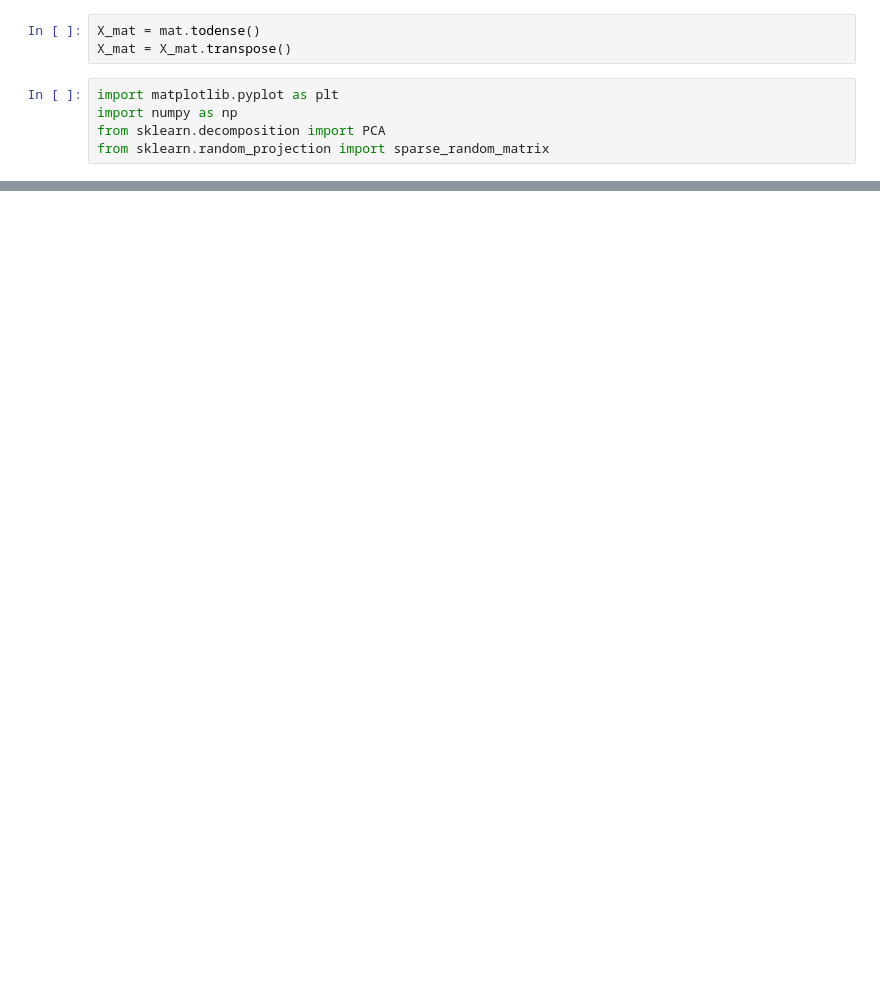
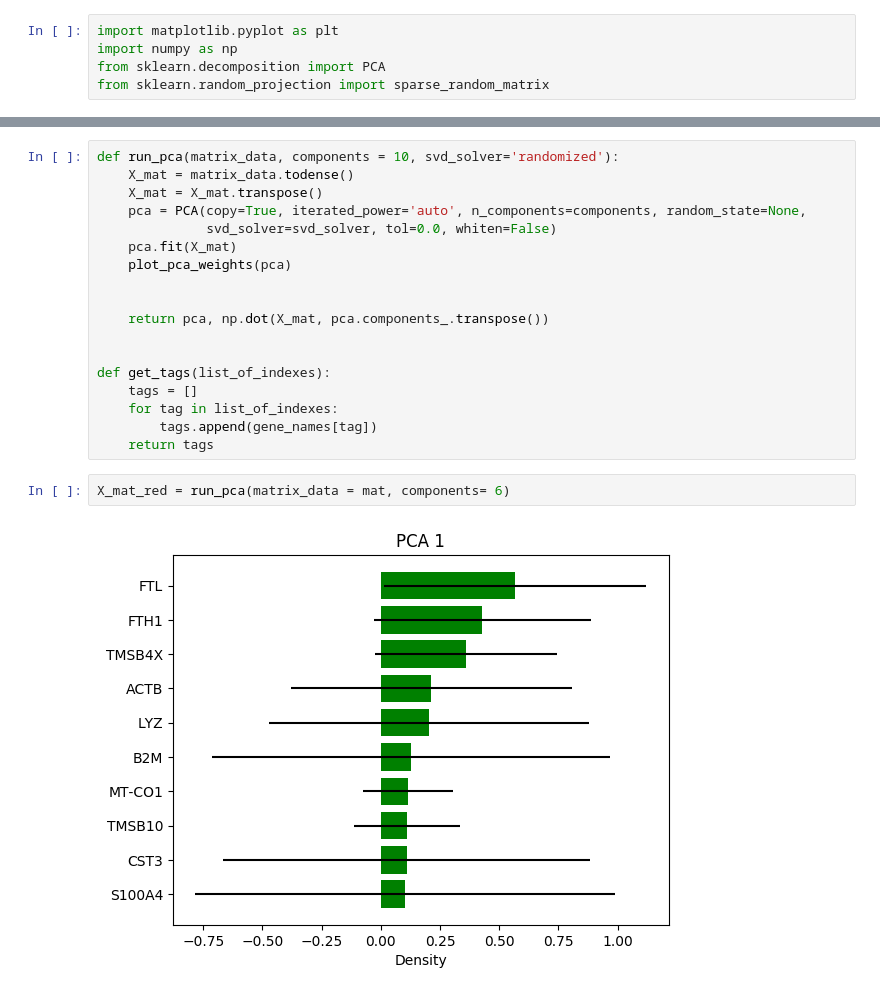
Before and after one commit to achave11-ucsc/GA4GH-MLSpring17, a Jupyter notebook: Proces_Data.ipynb, the cells around one changed output, grey strips where cells are left out. Drawn from its saved outputs; the diff is of its cells as text; blank space fills up the shorter version.

Commit message:
Plotting PCAs weight

```diff
--- a/Proces_Data.ipynb
+++ b/Proces_Data.ipynb
@@ -37,6 +26,3 @@ print barcodes.shape
-# %%
-X_mat = mat.todense()
-X_mat = X_mat.transpose()
 # %%
 import matplotlib.pyplot as plt
 import numpy as np
@@ -44,0 +78,22 @@ from sklearn.random_projection import sparse_random_matrix
+# %%
+def run_pca(matrix_data, components = 10, svd_solver='randomized'):
+    X_mat = matrix_data.todense()
+    X_mat = X_mat.transpose()
+    pca = PCA(copy=True, iterated_power='auto', n_components=components, random_state=None,
+              svd_solver=svd_solver, tol=0.0, whiten=False)
+    pca.fit(X_mat)
+    plot_pca_weights(pca)
+
+
+    return pca, np.dot(X_mat, pca.components_.transpose())
+
+
+def get_tags(list_of_indexes):
+    tags = []
+    for tag in list_of_indexes:
+        tags.append(gene_names[tag])
+    return tags
+# %%
+X_mat_red = run_pca(matrix_data = mat, components= 6)
+# %% [output]
+[figure, added]
```
Also changed, not shown: parts of 15 cells of this notebook.
